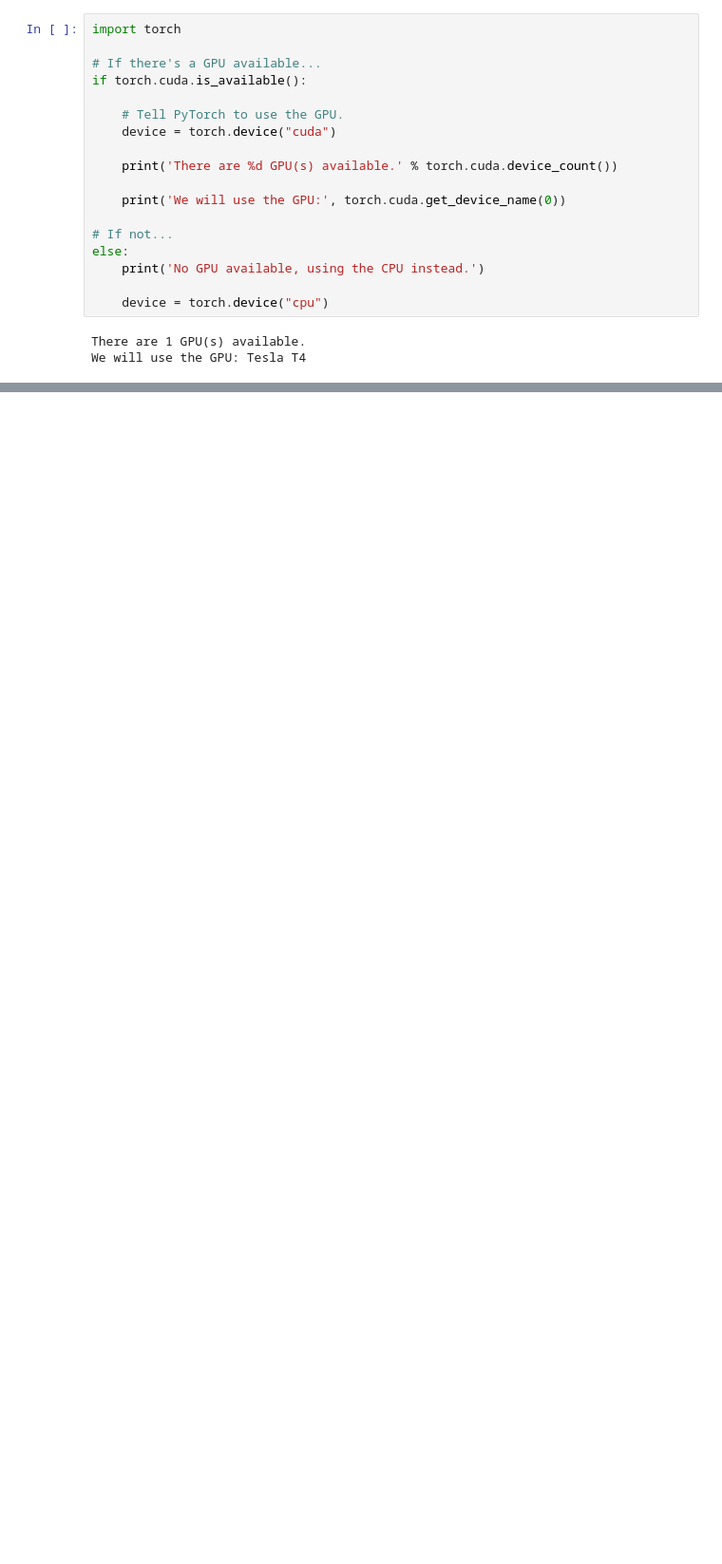
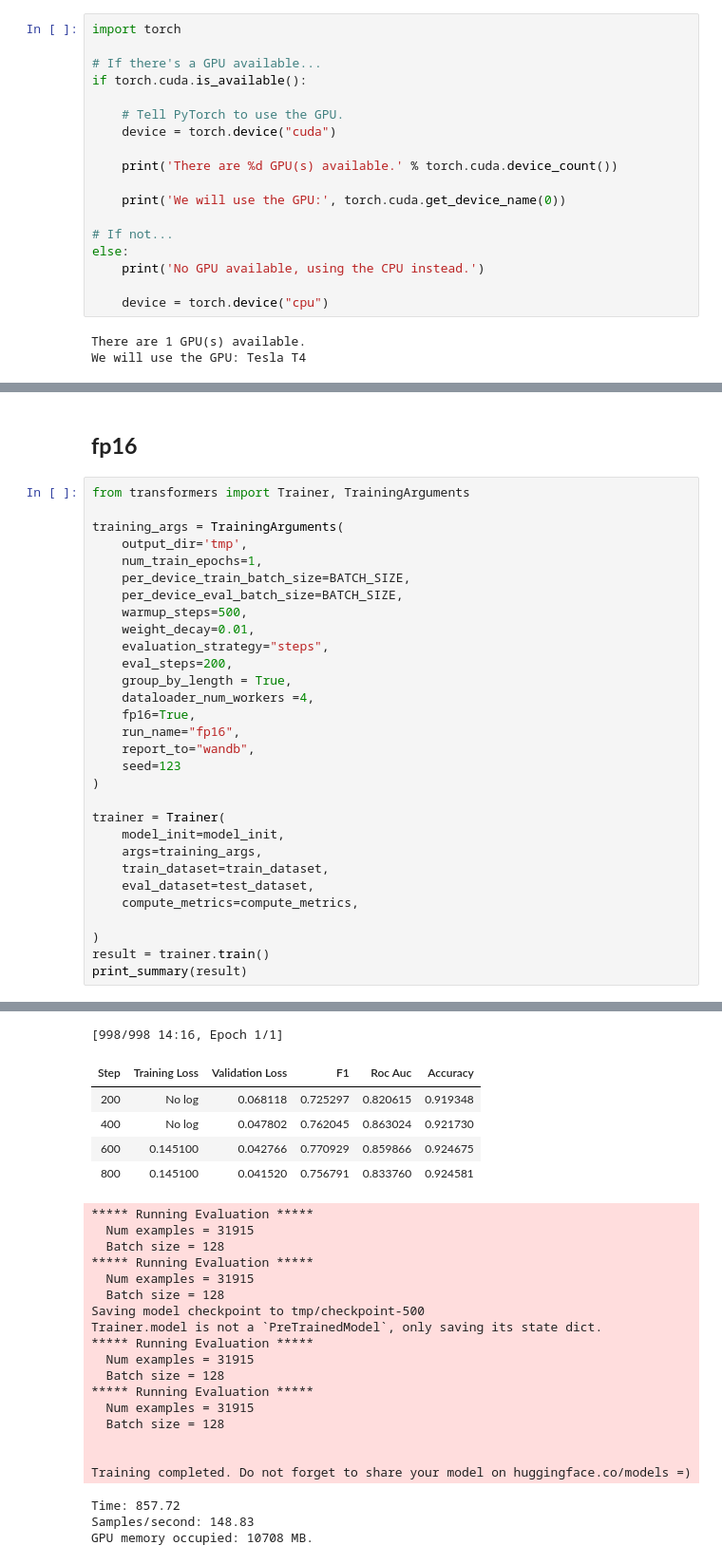
Before and after one commit to shubhamitradas/bert_optimization_strategies, a Jupyter notebook: multi_label_with_trainer.ipynb, the cells around one changed output, grey strips where cells are left out. Shown at 95% size. Cells and saved outputs as stored; diff of their text form; blank space fills up the shorter version.

```diff
--- a/multi_label_with_trainer.ipynb
+++ b/multi_label_with_trainer.ipynb
@@ -203,0 +391,33 @@ GPU memory occupied: 1968 MB.
+# %% [markdown]
+## **fp16**
+# %%
+from transformers import Trainer, TrainingArguments
+
+training_args = TrainingArguments(
+    output_dir='tmp',
+    num_train_epochs=1,
+    per_device_train_batch_size=BATCH_SIZE,
+    per_device_eval_batch_size=BATCH_SIZE,
+    warmup_steps=500,
+    weight_decay=0.01,
+    evaluation_strategy="steps",
+    eval_steps=200,
+    group_by_length = True,
+    dataloader_num_workers =4,
+    fp16=True,
+    run_name="fp16",
+    report_to="wandb",
+    seed=123
+)
+
+trainer = Trainer(
+    model_init=model_init,
+    args=training_args,
+    train_dataset=train_dataset,
+    eval_dataset=test_dataset,
+    compute_metrics=compute_metrics,
+
+)
+result = trainer.train()
+print_summary(result)
+# %% [output]
@@ -203,0 +441,26 @@ GPU memory occupied: 1968 MB.
+[998/998 14:16, Epoch 1/1]
+| Step | Training Loss | Validation Loss | F1 | Roc Auc | Accuracy |
+| 200 | No log | 0.068118 | 0.725297 | 0.820615 | 0.919348 |
+| 400 | No log | 0.047802 | 0.762045 | 0.863024 | 0.921730 |
+| 600 | 0.145100 | 0.042766 | 0.770929 | 0.859866 | 0.924675 |
+| 800 | 0.145100 | 0.041520 | 0.756791 | 0.833760 | 0.924581 |
+***** Running Evaluation *****
+  Num examples = 31915
+  Batch size = 128
+***** Running Evaluation *****
+  Num examples = 31915
+  Batch size = 128
+Saving model checkpoint to tmp/checkpoint-500
+Trainer.model is not a `PreTrainedModel`, only saving its state dict.
+***** Running Evaluation *****
+  Num examples = 31915
+  Batch size = 128
+***** Running Evaluation *****
+  Num examples = 31915
+  Batch size = 128
+
+
+Training completed. Do not forget to share your model on huggingface.co/models =)
+Time: 857.72
+Samples/second: 148.83
+GPU memory occupied: 10708 MB.
```
Also changed, not shown: parts of 25 cells of this notebook.
